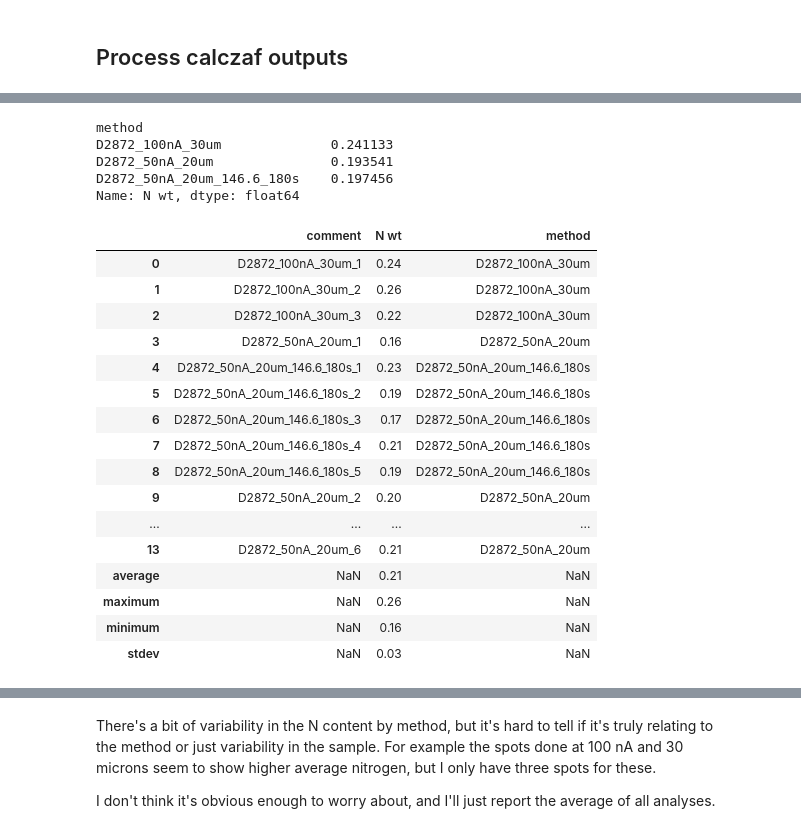
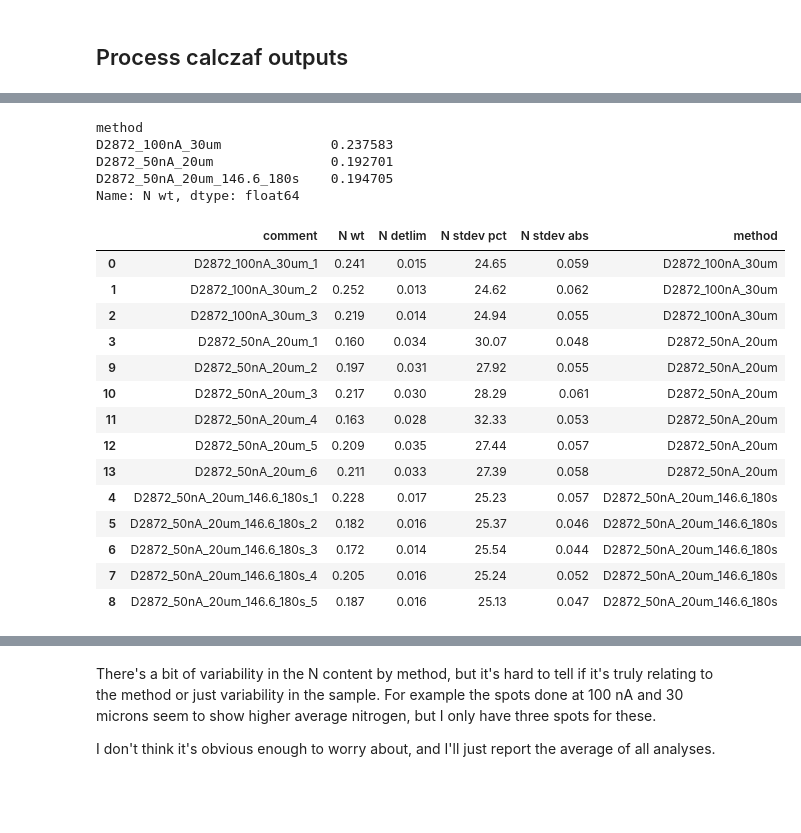
Before and after one commit to eleanor-m/n_epma_analysis, a Jupyter notebook: notebooks/05_basaltic_glasses_Nquant_D2872.ipynb, the cells around one changed output, grey strips where cells are left out. Saved outputs shown, nothing was run; the diff lists cells and outputs as text; code cells hidden in the pictures; blank space fills up the shorter version.

```diff
--- a/notebooks/05_basaltic_glasses_Nquant_D2872.ipynb
+++ b/notebooks/05_basaltic_glasses_Nquant_D2872.ipynb
@@ -20,15 +20,15 @@ import matplotlib.pyplot as plt
 # %% [markdown]
 # Quantitative analysis
 # %%
-samples = ['D2872'] # List of samples in this dataset
-sample_folders = [Path('../data/raw/basaltic_glasses_StA/raw_quant_by_sample/D2872/')]
+sample = 'D2872'
+sample_folders = [Path(f'../data/raw/basaltic_glasses_StA/raw_quant_by_sample/{sample}/')]
 # List of folders corresponding to the samples
 category = 'basaltic glasses' # Category of this dataset (e.g. "glasses")
-wd_scan = Path('../data/interim/basaltic_glasses/fits/key_params_D2872.txt') # Path to wd scan fit parameters
+wd_scan = Path(f'../data/interim/basaltic_glasses/fits/key_params_{sample}.txt') # Path to wd scan fit parameters
 std_dbase_info_file = Path('data/_dictionaries/standards.csv')
 # %%
 datalist = readfiles.find_files_and_folders(
-                samples, sample_folders,
+                [sample], sample_folders,
                 # apf_file = None,
                 apf_file=Path('../data/_dictionaries/apf_values.csv'), #<- Can put None in here
                 wd_scan=wd_scan
@@ -305,7 +305,7 @@ Wrote CALCZAF file for D2872_50nA_20um_6 to ..\data\processed\basaltic_glasses\c
 # %% [markdown]
 ## Process calczaf outputs
 # %%
-folderpath = Path('../data/processed/basaltic_glasses/calczaf_files/D2872/')
+folderpath = Path(f'../data/processed/basaltic_glasses/calczaf_files/{sample}/')
 
 helper_funs.check_calczaf_folder_exists(folderpath)
 valence_file = sorted(folderpath.glob('valence*'))[0]
@@ -336,7 +413,14 @@ saved excel file
 # %%
 N_by_method = pd.DataFrame(
     {"comment": datalist["comment"],
-     "N wt": results["wtdata"]["D2872_3_bg_apf"].loc["N", :]
+     "N wt": results["wtdata"][f"{sample}_{suffix}"].loc["N", list(range(0, len(datalist.index)))],
+     "N detlim": results_detlim["wtdata"][f"{sample}_{suffix}_detlim"].loc["N", list(range(0, len(datalist.index)))],
+     "N stdev pct": summary_tables[0][f"montecarlo.{stdev_string}"],
+     "N stdev abs": (
+         results["wtdata"][f"{sample}_{suffix}"]
+        .loc["N", list(range(0, len(datalist.index)))] *
+        summary_tables[0][f"montecarlo.{stdev_string}"]/100
+        )
      }
      )
 
@@ -344,27 +428,25 @@ N_by_method["method"] = N_by_method["comment"].str.replace(r'_[0-9]+$', '', rege
 N_by_method.groupby("method")["N wt"].mean()
 # %% [output]
 method
-D2872_100nA_30um              0.241133
-D2872_50nA_20um               0.193541
-D2872_50nA_20um_146.6_180s    0.197456
+D2872_100nA_30um              0.237583
+D2872_50nA_20um               0.192701
+D2872_50nA_20um_146.6_180s    0.194705
 Name: N wt, dtype: float64
 # %%
-N_by_method.round(2)
+N_by_method.round(3).sort_values("method")
 # %% [output]
-|  | comment | N wt | method |
-| 0 | D2872_100nA_30um_1 | 0.24 | D2872_100nA_30um |
-| 1 | D2872_100nA_30um_2 | 0.26 | D2872_100nA_30um |
-| 2 | D2872_100nA_30um_3 | 0.22 | D2872_100nA_30um |
-| 3 | D2872_50nA_20um_1 | 0.16 | D2872_50nA_20um |
-| 4 | D2872_50nA_20um_146.6_180s_1 | 0.23 | D2872_50nA_20um_146.6_180s |
-| 5 | D2872_50nA_20um_146.6_180s_2 | 0.19 | D2872_50nA_20um_146.6_180s |
-| 6 | D2872_50nA_20um_146.6_180s_3 | 0.17 | D2872_50nA_20um_146.6_180s |
-| 7 | D2872_50nA_20um_146.6_180s_4 | 0.21 | D2872_50nA_20um_146.6_180s |
-| 8 | D2872_50nA_20um_146.6_180s_5 | 0.19 | D2872_50nA_20um_146.6_180s |
-| 9 | D2872_50nA_20um_2 | 0.20 | D2872_50nA_20um |
-| ... | ... | ... | ... |
-| 13 | D2872_50nA_20um_6 | 0.21 | D2872_50nA_20um |
-| average | NaN | 0.21 | NaN |
-| maximum | NaN | 0.26 | NaN |
-| minimum | NaN | 0.16 | NaN |
-| stdev | NaN | 0.03 | NaN |
+|  | comment | N wt | N detlim | N stdev pct | N stdev abs | method |
+| 0 | D2872_100nA_30um_1 | 0.241 | 0.015 | 24.65 | 0.059 | D2872_100nA_30um |
+| 1 | D2872_100nA_30um_2 | 0.252 | 0.013 | 24.62 | 0.062 | D2872_100nA_30um |
+| 2 | D2872_100nA_30um_3 | 0.219 | 0.014 | 24.94 | 0.055 | D2872_100nA_30um |
+| 3 | D2872_50nA_20um_1 | 0.160 | 0.034 | 30.07 | 0.048 | D2872_50nA_20um |
+| 9 | D2872_50nA_20um_2 | 0.197 | 0.031 | 27.92 | 0.055 | D2872_50nA_20um |
+| 10 | D2872_50nA_20um_3 | 0.217 | 0.030 | 28.29 | 0.061 | D2872_50nA_20um |
+| 11 | D2872_50nA_20um_4 | 0.163 | 0.028 | 32.33 | 0.053 | D2872_50nA_20um |
+| 12 | D2872_50nA_20um_5 | 0.209 | 0.035 | 27.44 | 0.057 | D2872_50nA_20um |
+| 13 | D2872_50nA_20um_6 | 0.211 | 0.033 | 27.39 | 0.058 | D2872_50nA_20um |
+| 4 | D2872_50nA_20um_146.6_180s_1 | 0.228 | 0.017 | 25.23 | 0.057 | D2872_50nA_20um_146.6_180s |
+| 5 | D2872_50nA_20um_146.6_180s_2 | 0.182 | 0.016 | 25.37 | 0.046 | D2872_50nA_20um_146.6_180s |
+| 6 | D2872_50nA_20um_146.6_180s_3 | 0.172 | 0.014 | 25.54 | 0.044 | D2872_50nA_20um_146.6_180s |
+| 7 | D2872_50nA_20um_146.6_180s_4 | 0.205 | 0.016 | 25.24 | 0.052 | D2872_50nA_20um_146.6_180s |
+| 8 | D2872_50nA_20um_146.6_180s_5 | 0.187 | 0.016 | 25.13 | 0.047 | D2872_50nA_20um_146.6_180s |
```
Also changed, not shown: parts of 15 cells of this notebook, 2 other files.
